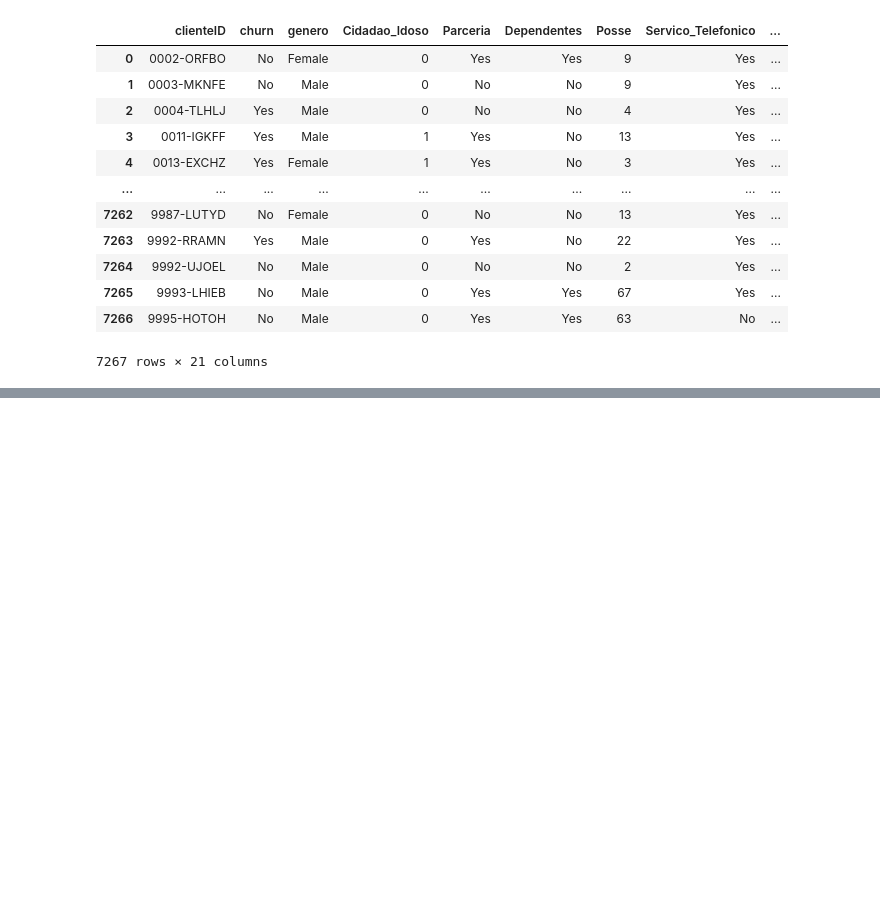
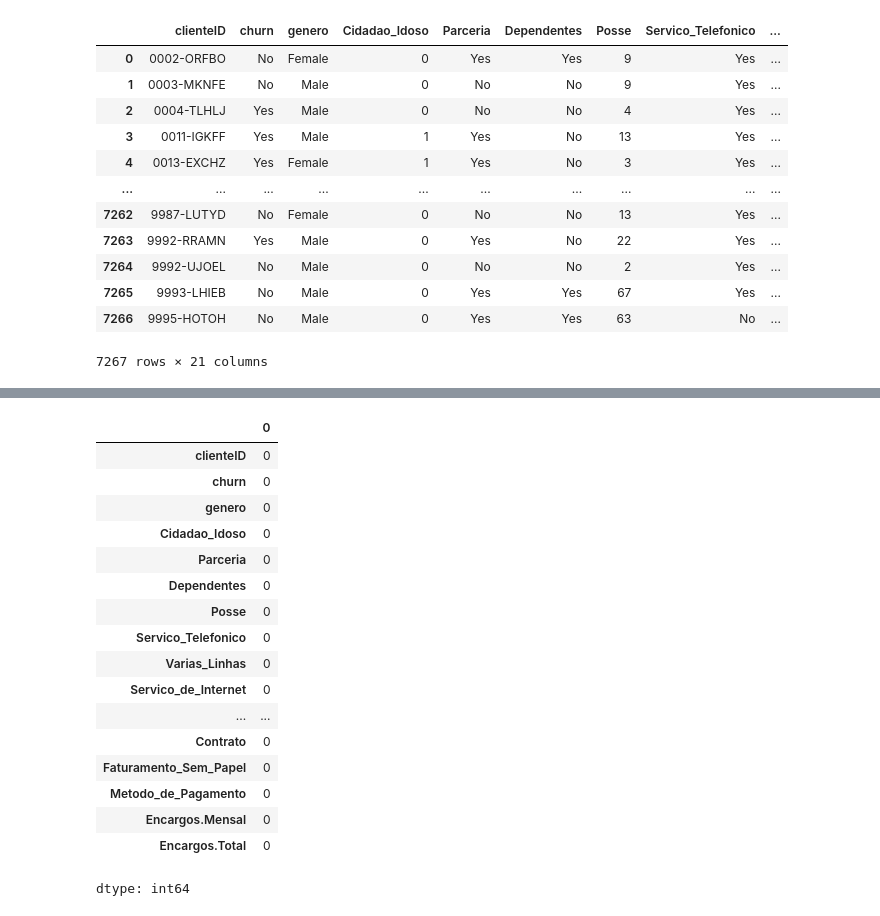
Before and after one commit to JvNeo/Estudo_Pandas, a Jupyter notebook: Alura_Challenge_Data_Science.ipynb, the cells around one changed output, grey strips where cells are left out. Cells and saved outputs as stored; diff of their text form; code cells hidden in the pictures; blank space fills up the shorter version.

```diff
--- a/Alura_Challenge_Data_Science.ipynb
+++ b/Alura_Challenge_Data_Science.ipynb
@@ -257,0 +289,21 @@ dados
+# %%
+dados2.isna().sum()
+# %% [output]
+|  | 0 |
+| clienteID | 0 |
+| churn | 0 |
+| genero | 0 |
+| Cidadao_Idoso | 0 |
+| Parceria | 0 |
+| Dependentes | 0 |
+| Posse | 0 |
+| Servico_Telefonico | 0 |
+| Varias_Linhas | 0 |
+| Servico_de_Internet | 0 |
+| ... | ... |
+| Contrato | 0 |
+| Faturamento_Sem_Papel | 0 |
+| Metodo_de_Pagamento | 0 |
+| Encargos.Mensal | 0 |
+| Encargos.Total | 0 |
+dtype: int64
```
Also changed, not shown: parts of 10 cells of this notebook.
